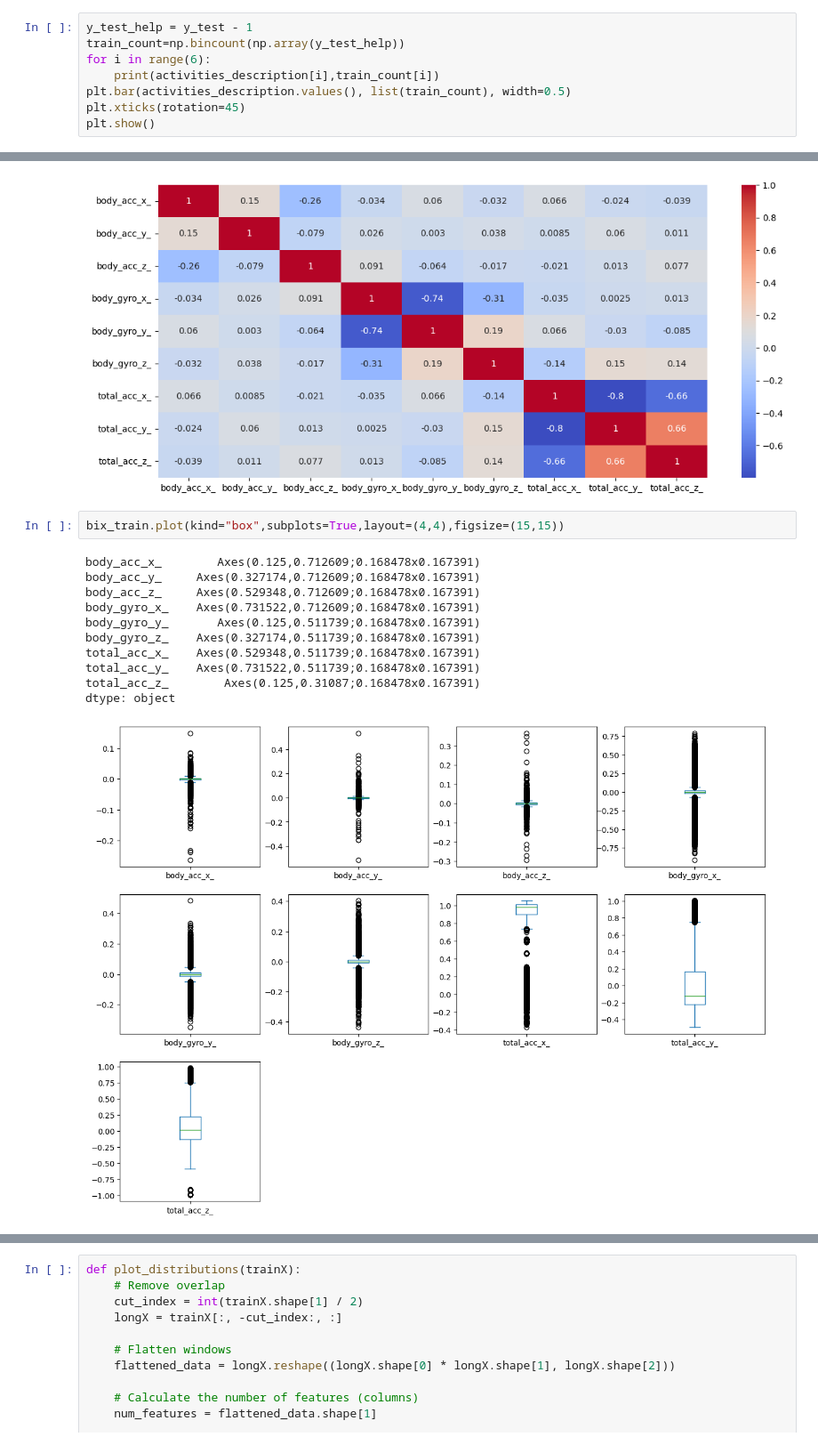
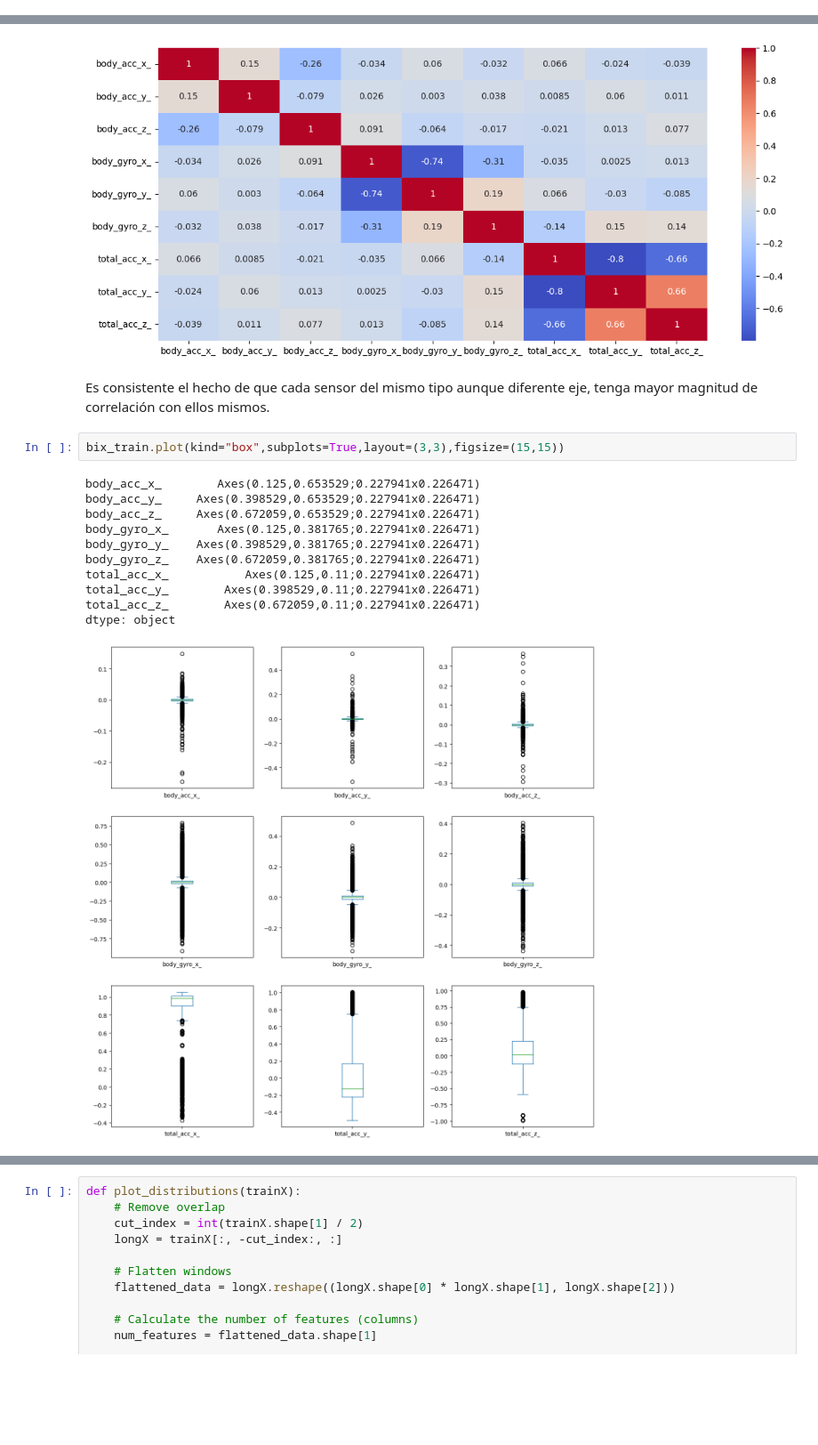
Before and after one commit to Diego-Astaburuaga/Tarea-2-IML, a Jupyter notebook: Entregable_Tarea_2.ipynb, the cells around one changed output, grey strips where cells are left out. Shown at 89% size. Cells and saved outputs as stored; diff of their text form; blank space fills up the shorter version.

```diff
--- a/Entregable_Tarea_2.ipynb
+++ b/Entregable_Tarea_2.ipynb
@@ -1077,11 +1084,3 @@ sitting 1286
 standing 1374
 laying 1407
 [figure]
-# %%
-y_test_help = y_test - 1
-train_count=np.bincount(np.array(y_test_help))
-for i in range(6):
-    print(activities_description[i],train_count[i])
-plt.bar(activities_description.values(), list(train_count), width=0.5)
-plt.xticks(rotation=45)
-plt.show()
@@ -1163,17 +1153,19 @@ sns.heatmap(bix_train.loc[:, ~bix_train.columns.isin(['type'])].corr(), annot =
 # %% [output]
 <Axes: >
 [figure]
+# %% [markdown]
+Es consistente el hecho de que cada sensor del mismo tipo aunque diferente eje, tenga mayor magnitud de correlación con ellos mismos.
 # %%
-bix_train.plot(kind="box",subplots=True,layout=(4,4),figsize=(15,15))
+bix_train.plot(kind="box",subplots=True,layout=(3,3),figsize=(15,15))
 # %% [output]
-body_acc_x_        Axes(0.125,0.712609;0.168478x0.167391)
-body_acc_y_     Axes(0.327174,0.712609;0.168478x0.167391)
-body_acc_z_     Axes(0.529348,0.712609;0.168478x0.167391)
-body_gyro_x_    Axes(0.731522,0.712609;0.168478x0.167391)
-body_gyro_y_       Axes(0.125,0.511739;0.168478x0.167391)
-body_gyro_z_    Axes(0.327174,0.511739;0.168478x0.167391)
-total_acc_x_    Axes(0.529348,0.511739;0.168478x0.167391)
-total_acc_y_    Axes(0.731522,0.511739;0.168478x0.167391)
-total_acc_z_        Axes(0.125,0.31087;0.168478x0.167391)
+body_acc_x_        Axes(0.125,0.653529;0.227941x0.226471)
+body_acc_y_     Axes(0.398529,0.653529;0.227941x0.226471)
+body_acc_z_     Axes(0.672059,0.653529;0.227941x0.226471)
+body_gyro_x_       Axes(0.125,0.381765;0.227941x0.226471)
+body_gyro_y_    Axes(0.398529,0.381765;0.227941x0.226471)
+body_gyro_z_    Axes(0.672059,0.381765;0.227941x0.226471)
+total_acc_x_           Axes(0.125,0.11;0.227941x0.226471)
+total_acc_y_        Axes(0.398529,0.11;0.227941x0.226471)
+total_acc_z_        Axes(0.672059,0.11;0.227941x0.226471)
 dtype: object
-[figure, old version]
+[figure, new version]
```
Also changed, not shown: parts of 38 cells of this notebook.
